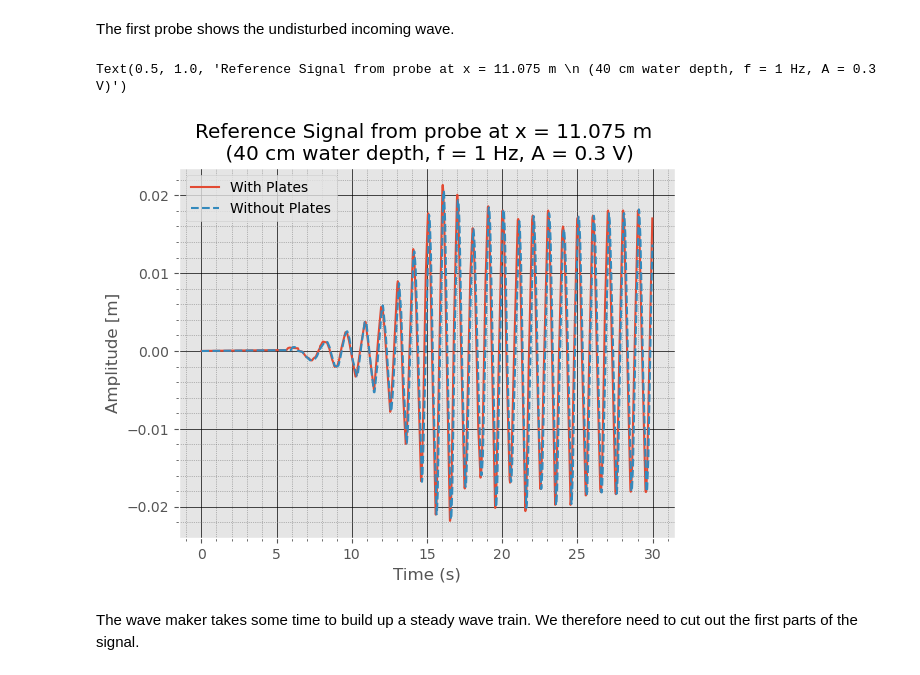
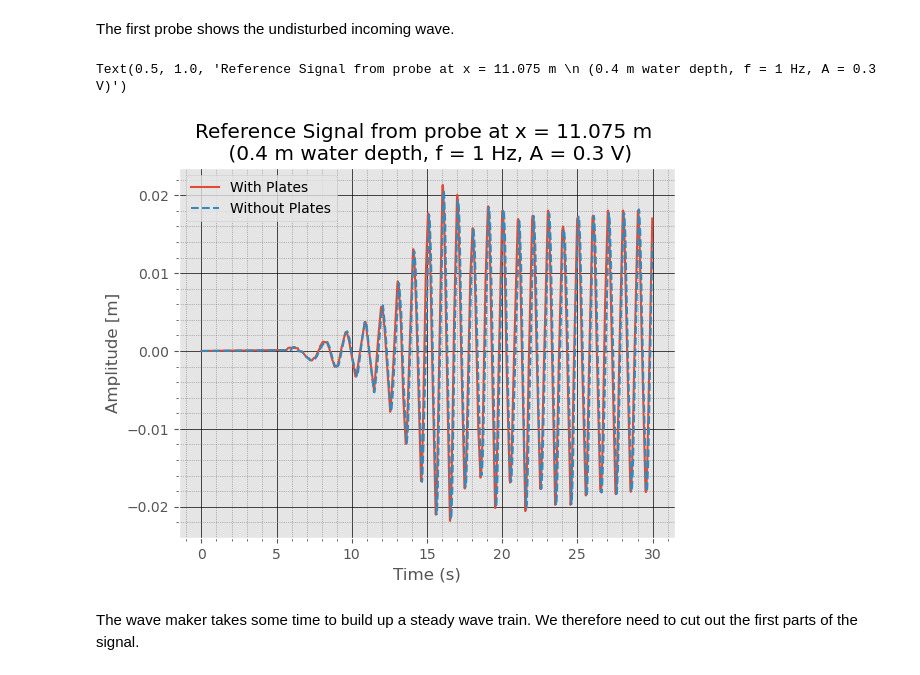
Before and after one commit to kjes4pres/Master_code, a Jupyter notebook: Test_n_prep/finding_waves/40cm_f1_A03.ipynb, the cells around one changed output. Drawn from its saved outputs; the diff is of its cells as text; code cells hidden in the pictures.

```diff
--- a/Test_n_prep/finding_waves/40cm_f1_A03.ipynb
+++ b/Test_n_prep/finding_waves/40cm_f1_A03.ipynb
@@ -298,4 +301,9 @@ P3_combined_none.head()
 | 2 | 0.008 | 6.000000e-07 | 9.251859e-18 | -0.000008 | 0.000012 | 343.36 |
 | 3 | 0.012 | 6.000000e-07 | 9.251859e-18 | -0.000008 | 0.000006 | 343.36 |
 | 4 | 0.016 | 6.000000e-07 | 9.251859e-18 | -0.000008 | 0.000002 | 343.36 |
+# %%
+# Fill in for plotting:
+f = 1  # Hz
+A = 0.3  # V
+H = 0.4  # m
 # %%
@@ -329,17 +339,17 @@ The first probe shows the undisturbed incoming wave.
 # %%
 plt.plot(ref['time'], ref['probe_1'], label='With Plates')
 plt.plot(ref_no['time'], ref_no['probe_1'], linestyle = '--', label='Without Plates')
 
 plt.minorticks_on()
 plt.grid(which='major', linestyle='-', linewidth='0.5', color='black')
 plt.grid(which='minor', linestyle=':', linewidth='0.5', color='gray')
 plt.legend()
 plt.xlabel('Time (s)')
 plt.ylabel('Amplitude [m]')
-plt.title('Reference Signal from probe at x = 11.075 m \n (40 cm water depth, f = 1 Hz, A = 0.3 V)')
+plt.title(f'Reference Signal from probe at x = 11.075 m \n ({H} m water depth, f = {f} Hz, A = {A} V)')
 # %% [output]
-Text(0.5, 1.0, 'Reference Signal from probe at x = 11.075 m \n (40 cm water depth, f = 1 Hz, A = 0.3 V)')
+Text(0.5, 1.0, 'Reference Signal from probe at x = 11.075 m \n (0.4 m water depth, f = 1 Hz, A = 0.3 V)')
-[figure, old version]
+[figure, new version]
 # %% [markdown]
 The wave maker takes some time to build up a steady wave train. We therefore need to cut out the first parts of the signal.
 # %%
```
Also changed, not shown: parts of 7 cells of this notebook, 5 other files.
